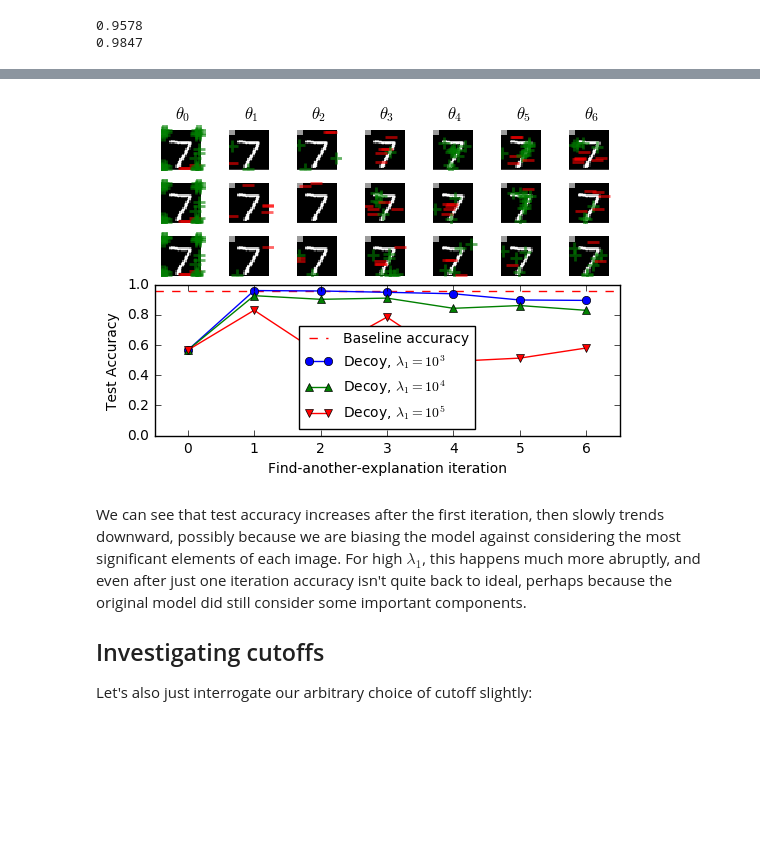
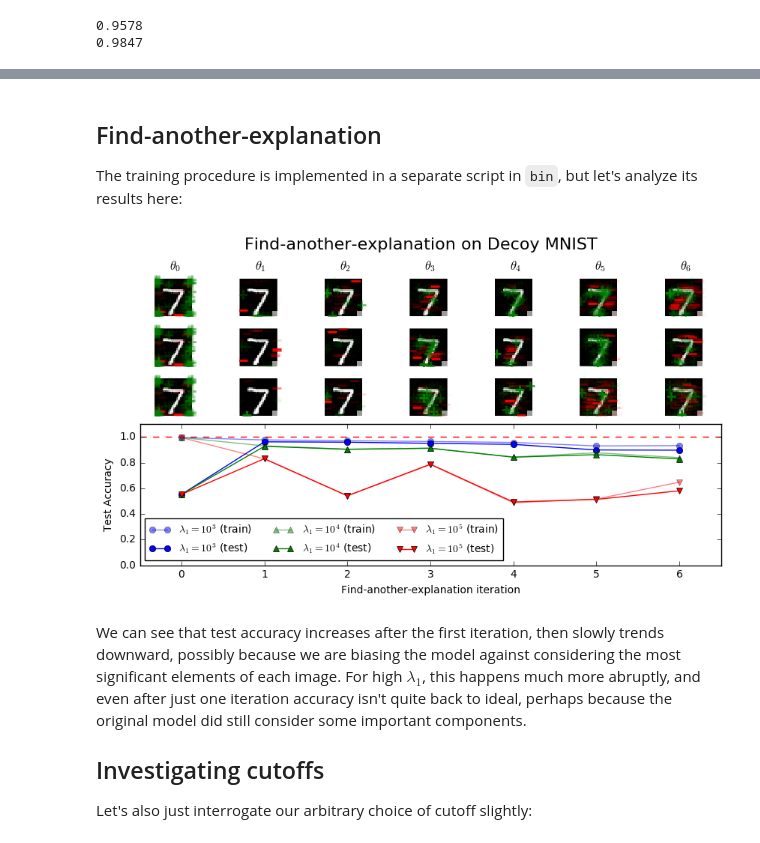
Before and after one commit to dtak/rrr, a Jupyter notebook: experiments/Decoy MNIST.ipynb, the cells around one changed output, grey strips where cells are left out. Saved outputs shown, nothing was run; the diff lists cells and outputs as text; code cells hidden in the pictures; blank space fills up the shorter version.

```diff
--- a/experiments/Decoy MNIST.ipynb
+++ b/experiments/Decoy MNIST.ipynb
@@ -118,3 +197,7 @@ The training procedure is implemented in a separate script in `bin`, but let's a
+# %% [markdown]
+## Find-another-explanation
+
+The training procedure is implemented in a separate script in `bin`, but let's analyze its results here:
 # %%
 import pickle
 fae_1000s = [MultilayerPerceptron.from_params(p)
@@ -126,36 +209,43 @@ fae_100000s = [MultilayerPerceptron.from_params(p)
 # %%
 def accs(faes):
   return [fae.score(Xt,yt) for fae in faes]
+def traccs(faes):
+  return [fae.score(X,y) for fae in faes]
 
+plt.figure(figsize=(10,5))
+plt.suptitle('Find-another-explanation on Decoy MNIST', y=1.0, fontsize=16)
 gridsize = (6,7)
 example = 0
 
 for i in range(7):
   plt.subplot2grid(gridsize, (0,i))
   explain(fae_1000s[i], r'$\theta_{}$'.format(i), 1, i=example)
 
 for i in range(7):
   plt.subplot2grid(gridsize, (1,i))
   explain(fae_10000s[i], '', 1, i=example)
 
 for i in range(7):
   plt.subplot2grid(gridsize, (2,i))
   explain(fae_100000s[i], '', 1, i=example)
 
 plt.subplot2grid(gridsize, (3,0), rowspan=3, colspan=7)
-plt.axhline(mlp_nondecoy.score(Xtr, yt), color='red', ls='--', label='Baseline accuracy')
-plt.plot(list(range(len(fae_1000s))), accs(fae_1000s), marker='o', label=r'Decoy, $\lambda_1=10^3$', c='blue')
-plt.plot(list(range(len(fae_10000s))), accs(fae_10000s), marker='^', label=r'Decoy, $\lambda_1=10^4$', c='green')
-plt.plot(list(range(len(fae_100000s))), accs(fae_100000s), marker='v', label=r'Decoy, $\lambda_1=10^5$', c='red')
-plt.legend(loc='best', fontsize=10)
+plt.axhline(1, color='red', ls='--')
+plt.plot(list(range(len(fae_1000s))), traccs(fae_1000s), marker='o', label=r'$\lambda_1=10^3$ (train)', alpha=0.5, c='blue')
+plt.plot(list(range(len(fae_1000s))), accs(fae_1000s), marker='o', label=r'$\lambda_1=10^3$ (test)', c='blue')
+plt.plot(list(range(len(fae_10000s))), traccs(fae_10000s), marker='^', label=r'$\lambda_1=10^4$ (train)', alpha=0.5, c='green')
+plt.plot(list(range(len(fae_10000s))), accs(fae_10000s), marker='^', label=r'$\lambda_1=10^4$ (test)', c='green')
+plt.plot(list(range(len(fae_100000s))), traccs(fae_100000s), marker='v', label=r'$\lambda_1=10^5$ (train)', c='red', alpha=0.5)
+plt.plot(list(range(len(fae_100000s))), accs(fae_100000s), marker='v', label=r'$\lambda_1=10^5$ (test)', c='red')
+plt.legend(loc='best', fontsize=10, ncol=3)
 plt.xlim(-0.5, 6.5)
-plt.ylim(0.0, 1)
+plt.ylim(0.0, 1.1)
 plt.xlabel(r'Find-another-explanation iteration')
 plt.ylabel('Test Accuracy')
 
 plt.show()
 # %% [output]
-[figure, old version]
+[figure, new version]
 # %% [markdown]
 We can see that test accuracy increases after the first iteration, then slowly trends downward, possibly because we are biasing the model against considering the most significant elements of each image. For high $\lambda_1$, this happens much more abruptly, and even after just one iteration accuracy isn't quite back to ideal, perhaps because the original model did still consider some important components.
 
```
Also changed, not shown: parts of 17 cells of this notebook, 8 other files.
